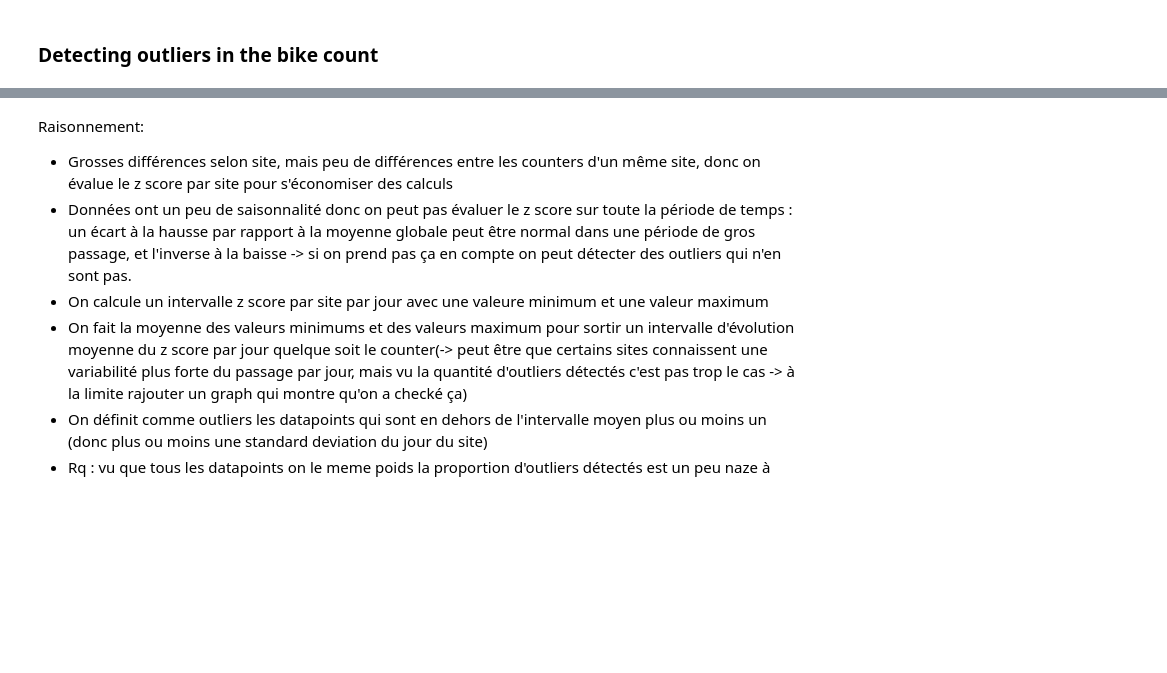
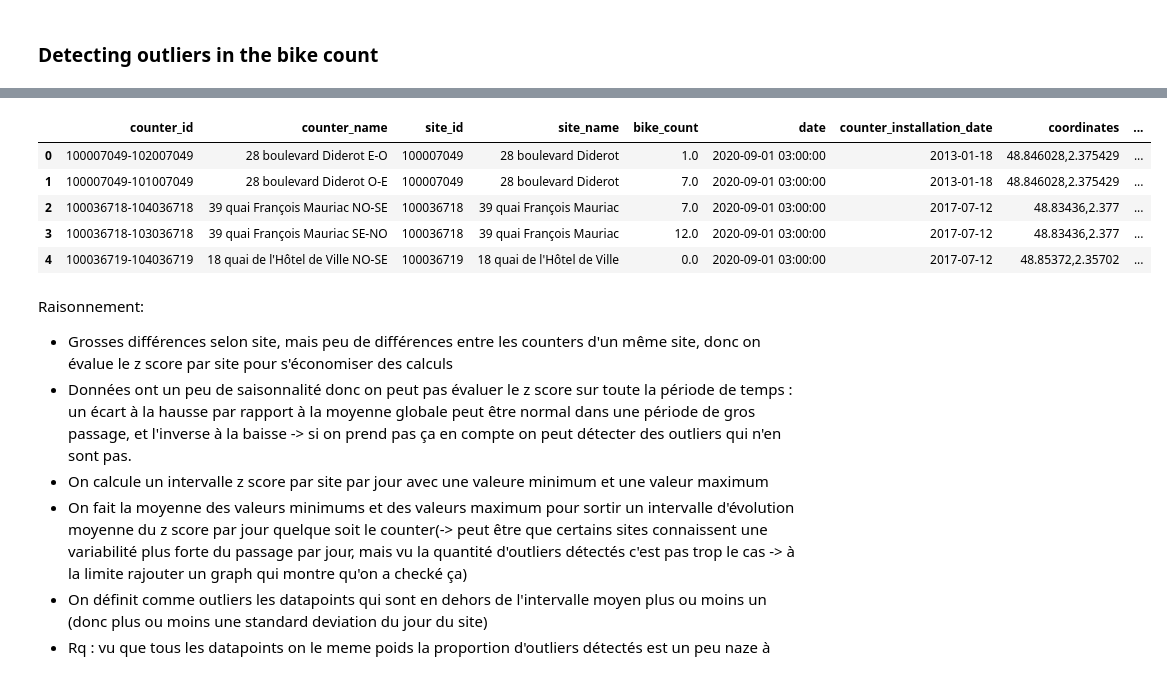
Before and after one commit to dianemans/bike_count_ldmh, a Jupyter notebook: bike_counters_starting_kit.ipynb, the cells around one changed output, grey strips where cells are left out. Drawn from its saved outputs; the diff is of its cells as text; code cells hidden in the pictures; blank space fills up the shorter version.

Commit message:
adding external data

```diff
--- a/bike_counters_starting_kit.ipynb
+++ b/bike_counters_starting_kit.ipynb
@@ -114,0 +117,5 @@ We have a 30 counting sites where sometimes multiple counters are installed per
+# %%
+data2 = pd.read_csv(Path("data") / 'external_data.csv')
+
+data2 = data2[['date', 'ff', 't', 'u']]
+data2.head()
@@ -115,3 +129,21 @@ We have a 30 counting sites where sometimes multiple counters are installed per
+# %%
+data2 = data2.rename(columns={
+    'ff': 'avg_wind_speed',
+    't': 'temperature',
+    'u': 'humidity',
+})
+data2['date']=pd.to_datetime(data2['date'])
+# %%
+# Assuming data2 and data are pandas DataFrames
+merged_data = pd.merge(data, data2, on='date', how='inner')
+merged_data.head()
+# %% [output]
+|  | counter_id | counter_name | site_id | site_name | bike_count | date | counter_installation_date | coordinates | ... |
+| 0 | 100007049-102007049 | 28 boulevard Diderot E-O | 100007049 | 28 boulevard Diderot | 1.0 | 2020-09-01 03:00:00 | 2013-01-18 | 48.846028,2.375429 | ... |
+| 1 | 100007049-101007049 | 28 boulevard Diderot O-E | 100007049 | 28 boulevard Diderot | 7.0 | 2020-09-01 03:00:00 | 2013-01-18 | 48.846028,2.375429 | ... |
+| 2 | 100036718-104036718 | 39 quai François Mauriac NO-SE | 100036718 | 39 quai François Mauriac | 7.0 | 2020-09-01 03:00:00 | 2017-07-12 | 48.83436,2.377 | ... |
+| 3 | 100036718-103036718 | 39 quai François Mauriac SE-NO | 100036718 | 39 quai François Mauriac | 12.0 | 2020-09-01 03:00:00 | 2017-07-12 | 48.83436,2.377 | ... |
+| 4 | 100036719-104036719 | 18 quai de l'Hôtel de Ville NO-SE | 100036719 | 18 quai de l'Hôtel de Ville | 0.0 | 2020-09-01 03:00:00 | 2017-07-12 | 48.85372,2.35702 | ... |
 # %% [markdown]
 Raisonnement:
 - Grosses différences selon site, mais peu de différences entre les counters d'un même site, donc on évalue le z score par site pour s'économiser des calculs
```
Also changed, not shown: parts of 2 cells of this notebook.
